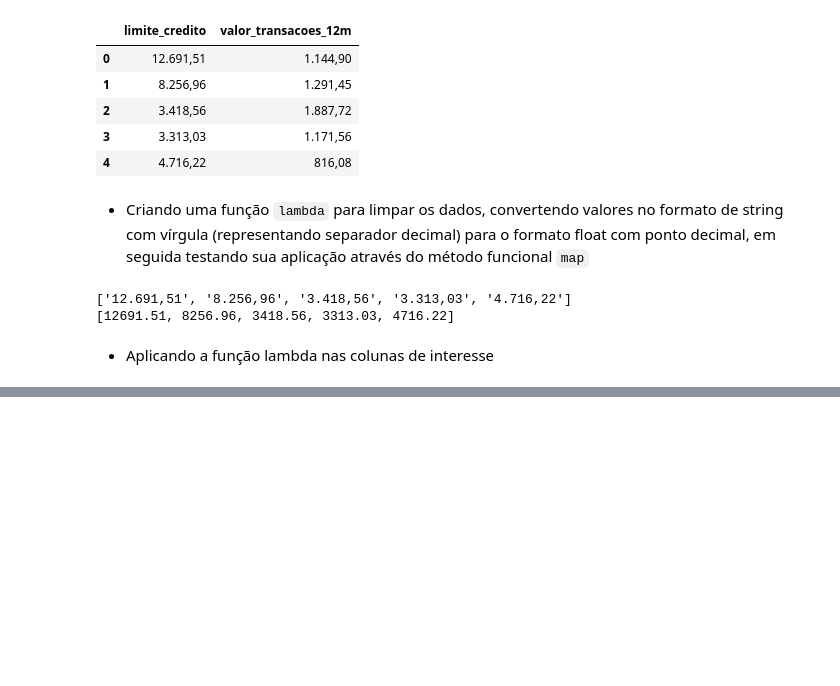
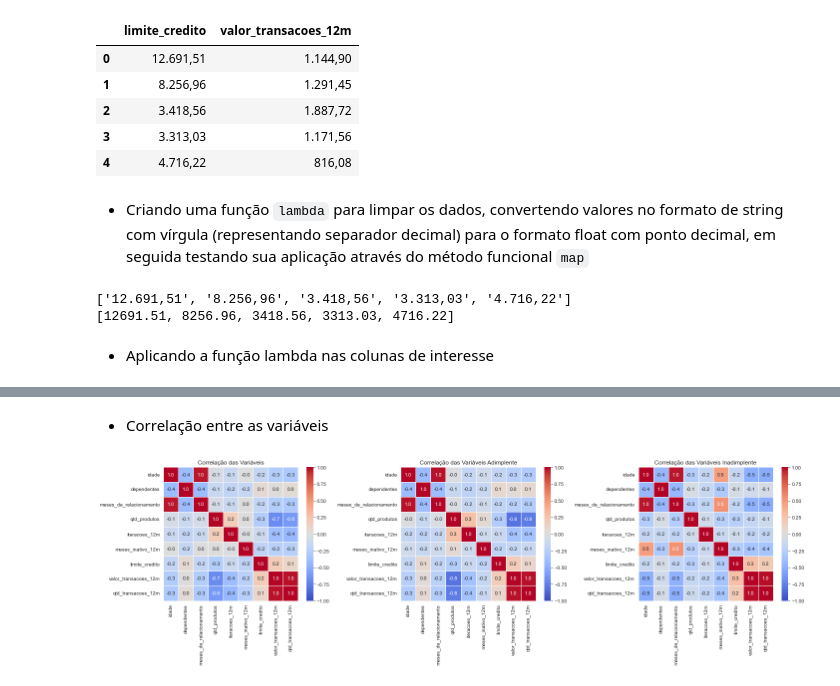
Before and after one commit to fsemeneze/Analise-de-clientes-inadimplentes, a Jupyter notebook: Script/analise_de_clientes.ipynb, the cells around one changed output, grey strips where cells are left out. Saved outputs shown, nothing was run; the diff lists cells and outputs as text; code cells hidden in the pictures; blank space fills up the shorter version.

```diff
--- a/Script/analise_de_clientes.ipynb
+++ b/Script/analise_de_clientes.ipynb
@@ -269,0 +449,25 @@ df_clientes['limite_credito'] = df_clientes['limite_credito'].apply(fn)
+# %%
+correlacao_numerica = df_clientes.drop(['id', 'default'], axis=1).select_dtypes('number').corr()
+correlacao_numerica_adimplente = df_clientes_adimplente.drop(['id', 'default'], axis=1).select_dtypes('number').corr()
+correlacao_numerica_inadimplente = df_clientes_inadimplente.drop(['id', 'default'], axis=1).select_dtypes('number').corr()
+# %% [markdown]
+* Correlação entre as variáveis
+# %%
+def plot_correlation(dataframe, title, ax):
+
+    numeric_vars = dataframe.select_dtypes(include='number').columns
+    corr_matrix = dataframe[numeric_vars].corr()
+
+    sns.heatmap(corr_matrix, annot=True, cmap='coolwarm', vmin=-1, vmax=1, ax=ax, fmt=".1f", linewidths=.6)
+    ax.set_title(title)
+
+fig, axes = plt.subplots(1, 3, figsize=(20, 6))
+
+plot_correlation(correlacao_numerica, 'Correlação das Variáveis', axes[0] )
+plot_correlation(correlacao_numerica_adimplente, 'Correlação das Variáveis Adimplente', axes[1])
+plot_correlation(correlacao_numerica_inadimplente, 'Correlação das Variáveis Inadimplente', axes[2])
+
+plt.tight_layout()
+plt.show()
+# %% [output]
+[figure, added]
```
Also changed, not shown: parts of 39 cells of this notebook.
